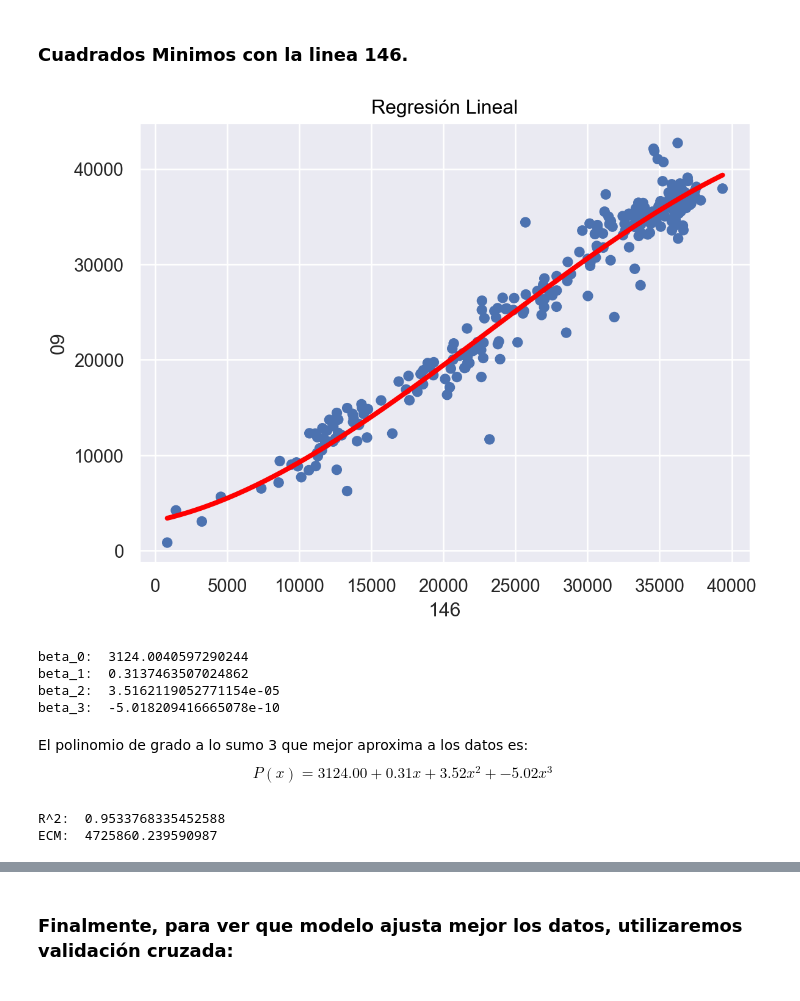
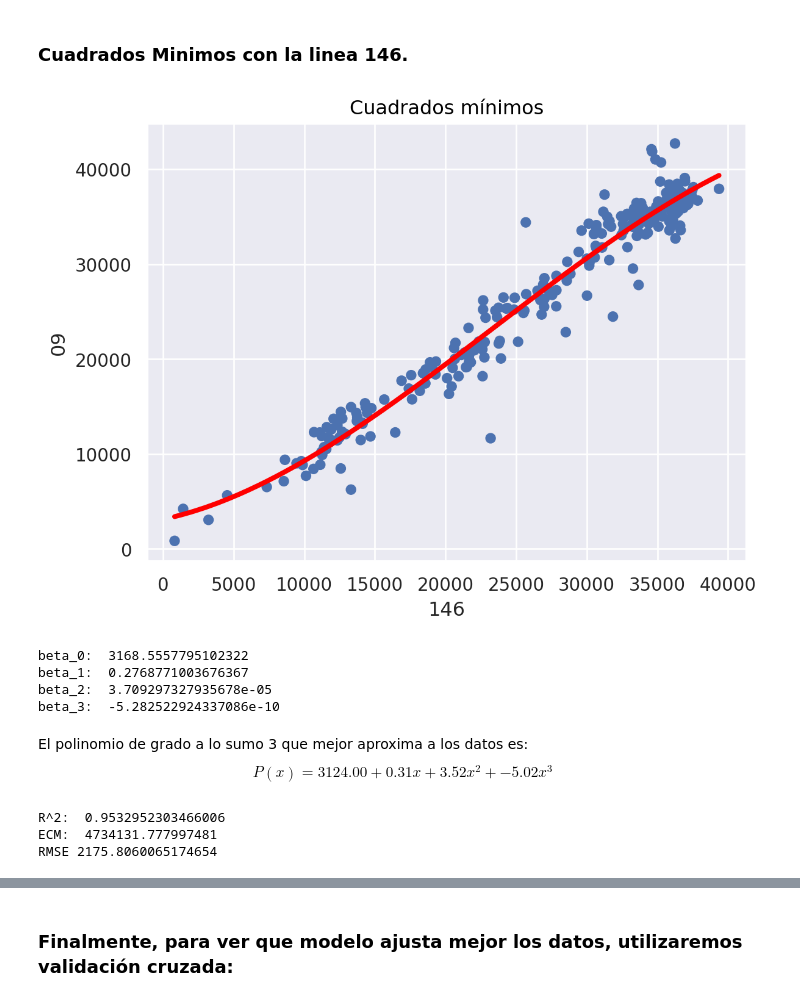
Before and after one commit to joacokoif/tp1_sube_2023_ldd, a Jupyter notebook: tp1_sube2023.ipynb, the cells around one changed output, grey strips where cells are left out. Saved outputs shown, nothing was run; the diff lists cells and outputs as text; code cells hidden in the pictures.

```diff
--- a/tp1_sube2023.ipynb
+++ b/tp1_sube2023.ipynb
@@ -22,6 +22,7 @@ import matplotlib.ticker as ticker
 import geopandas as gpd
 import json
 import plotly.express as px
+sns.set_style("darkgrid")
 # %%
 # Leer dataset y ver las primeras filas
 datos_sube_2023 = pd.read_csv("sube-2023.csv")
@@ -693,12 +664,12 @@ Modelo final: y = 0.00000 + 1.00951 * X
 # %%
 (
     so.Plot(data=pasajeros_por_linea_2023, x='BSAS_LINEA_146', y='BSAS_LINEA_009')
     .add(so.Dot())
     .add(so.Line(color='red', linewidth=3), so.PolyFit(3))
-    .label(title='Regresión Lineal', x='146', y='09')
+    .label(title='Cuadrados mínimos', x='146', y='09')
 )
 # %% [output]
-[figure, old version]
+[figure, new version]
 # %%
 # Indicamos que queremos un polinomio de Grado 3 sin ordenada al origen
 polynomial_features= PolynomialFeatures(degree=3, include_bias=False)
@@ -706,12 +677,16 @@ polynomial_features= PolynomialFeatures(degree=3, include_bias=False)
 # Armamos una matriz cuya primera columna es x, la segunda es x^2 y la tercera es x^3
 x_poly = polynomial_features.fit_transform(pasajeros_por_linea_2023[['BSAS_LINEA_146']])
 # %%
-# Inicializamos el modelo de regresión
+y = pasajeros_por_linea_2023['BSAS_LINEA_009'].values
+
+X_train, X_test, y_train, y_test = train_test_split(x_poly, y, test_size=0.2, random_state=42)
+
+# Ahora, podemos inicializar el modelo de regresión y ajustarlo con los datos de entrenamiento
 modelo_3 = linear_model.LinearRegression()
+modelo_3.fit(X_train, y_train)
 
-# Realiza el ajuste
-modelo_3.fit(x_poly, pasajeros_por_linea_2023['BSAS_LINEA_009'])
-
+# Luego, puedes usar el modelo entrenado para hacer predicciones en el conjunto de prueba
+y_pred = modelo_3.predict(X_test)
 # Recuperamos los valores de los coeficientes (de menor potencia a la mayor)
 beta = modelo_3.coef_
 
@@ -724,10 +699,10 @@ print('beta_1: ', beta[0])
 print('beta_2: ', beta[1])
 print('beta_3: ', beta[2])
 # %% [output]
-beta_0:  3124.0040597290244
-beta_1:  0.3137463507024862
-beta_2:  3.5162119052771154e-05
-beta_3:  -5.018209416665078e-10
+beta_0:  3168.5557795102322
+beta_1:  0.2768771003676367
+beta_2:  3.709297327935678e-05
+beta_3:  -5.282522924337086e-10
 # %% [markdown]
 El polinomio de grado a lo sumo 3 que mejor aproxima a los datos es:
 $$P(x) = 3124.00 + 0.31 x + 3.52 x^ 2 + -5.02 x^ 3 $$
@@ -738,17 +713,16 @@ y_pred = modelo_3.predict(x_poly)
 r2 = r2_score(pasajeros_por_linea_2023['BSAS_LINEA_009'], y_pred)
 print('R^2: ', r2)
 
-"""
-rmse = np.sqrt(mean_squared_error(y_test, y_pred))
-print("RMSE", rmse)
-"""
-
 # Calculando el ECM
 ecm = mean_squared_error(pasajeros_por_linea_2023['BSAS_LINEA_009'], y_pred)
 print('ECM: ', ecm)
+
+rmse = np.sqrt(ecm)
+print("RMSE", rmse)
 # %% [output]
-R^2:  0.9533768335452588
-ECM:  4725860.239590987
+R^2:  0.9532952303466006
+ECM:  4734131.777997481
+RMSE 2175.8060065174654
 # %%
 (
     so.Plot(data=pasajeros_por_linea_2023, x='BSAS_LINEA_146', y='BSAS_LINEA_009')
```
Also changed, not shown: parts of 16 cells of this notebook.
